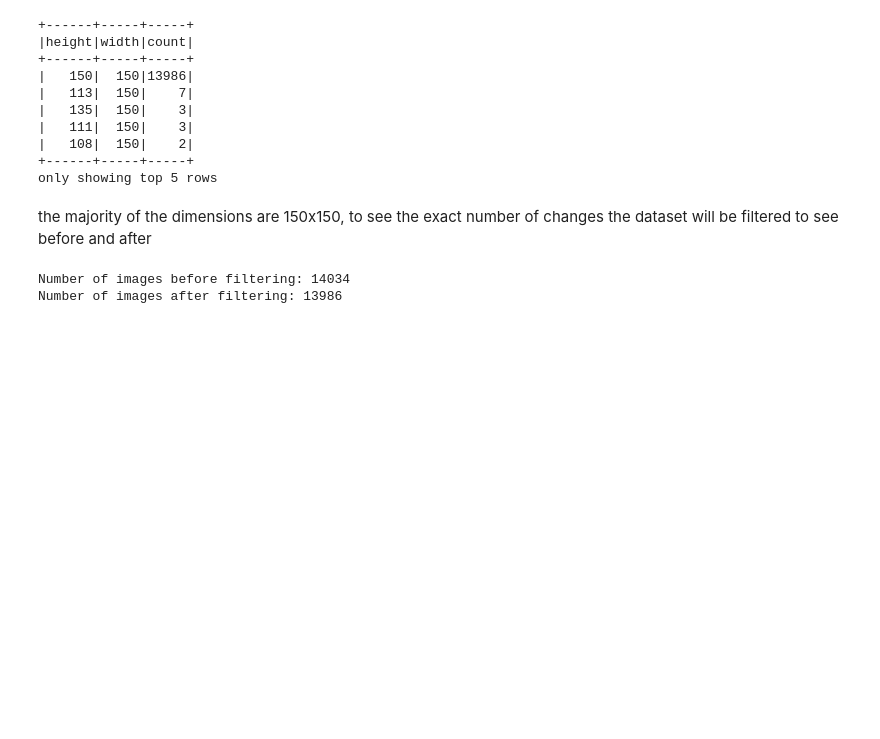
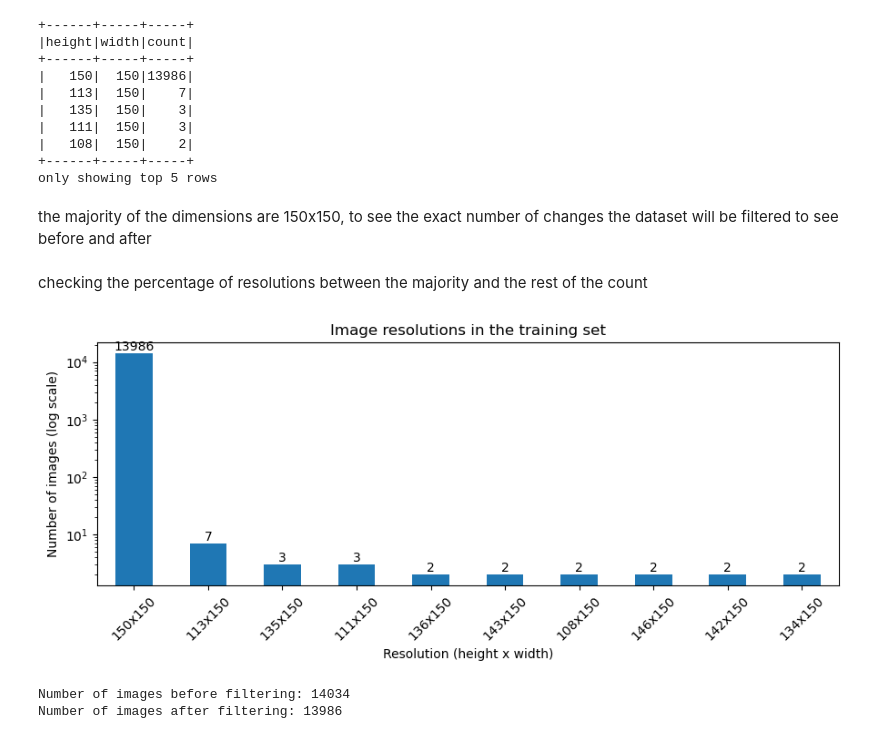
Before and after one commit to EMWCCN/pdan8412-2026-poe-part-3-convolutional-neural-networks-cnn-st10355869, a Jupyter notebook: PDAN8412 P3.ipynb, the cells around one changed output. Saved outputs shown, nothing was run; the diff lists cells and outputs as text; code cells hidden in the pictures; blank space fills up the shorter version.

```diff
--- a/PDAN8412 P3.ipynb
+++ b/PDAN8412 P3.ipynb
@@ -242,6 +277,29 @@ image_df_train.groupBy("height", "width").count().orderBy(F.desc("count")).show(
 only showing top 5 rows
 # %% [markdown]
 the majority of the dimensions are 150x150, to see the exact number of changes the dataset will be filtered to see before and after
+# %% [markdown]
+checking the percentage of resolutions between the majority and the rest of the count
+# %%
+#convert to pandas
+res_plot =(image_df_train.groupBy("height", "width").count().orderBy(F.desc("count")).toPandas())
+#get the string resolution joined to see labels for the total resolution
+res_plot["resolution"] = res_plot["height"].astype(str) + "x" + res_plot["width"].astype(str)
+#get the top 10 resolutions
+top = res_plot.head(10)
+
+
+ax = top.plot(kind="bar", x="resolution", y="count", legend=False, figsize=(9, 4))
+
+ax.set_title("Image resolutions in the training set")
+#logging the y axis(count) as otherwise the majority makes it so other bars cant be see
+ax.set_yscale("log")
+ax.set_xlabel("Resolution (height x width)")
+ax.set_ylabel("Number of images (log scale)")
+ax.bar_label(ax.containers[0])  # print the count on each bar
+ax.tick_params(axis="x", rotation=45)
+plt.tight_layout(); plt.show()
+# %% [output]
+[figure, added]
 # %%
 #create a copy of image dataframe to use for exploring
 df = image_df_train
```
Also changed, not shown: parts of 28 cells of this notebook.
